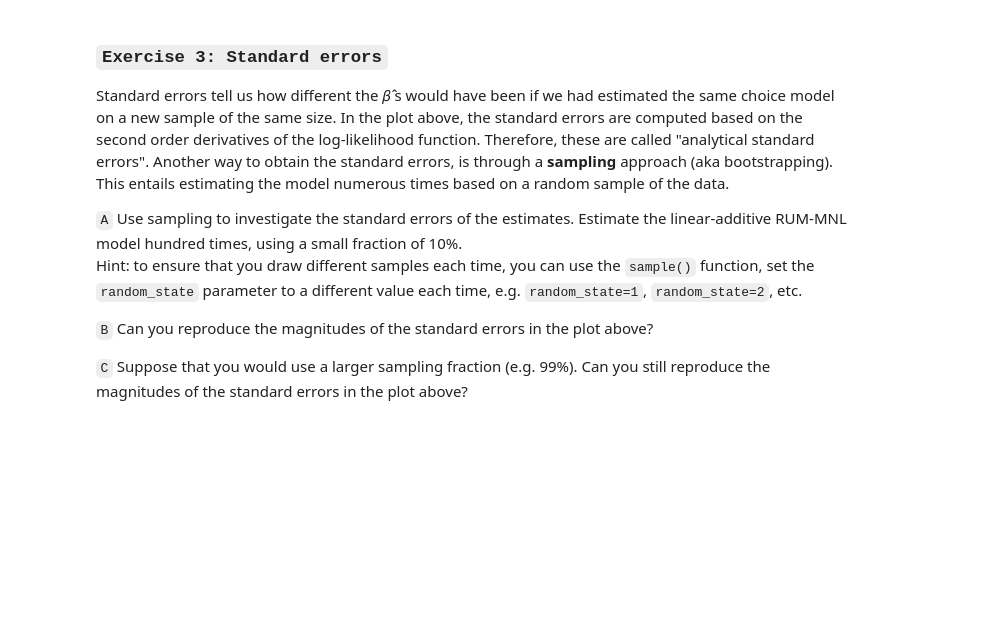
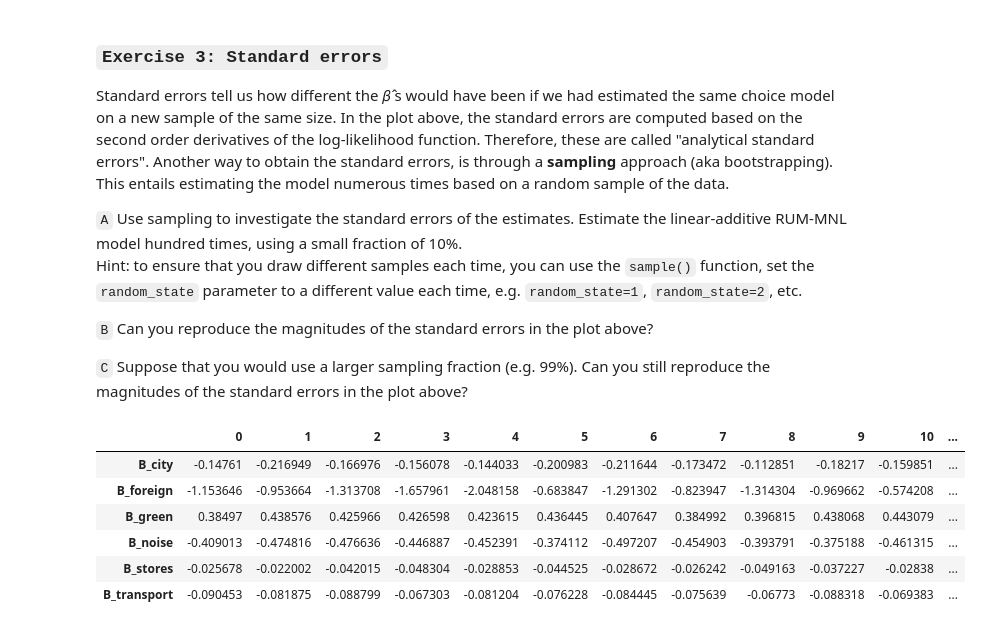
Before and after one commit to jelmervangestel/Q2_2024, a Jupyter notebook: Lab_sessions/Lab_session_01/Lab_01B.ipynb, the cells around one changed output. Cells and saved outputs as stored; diff of their text form; code cells hidden in the pictures; blank space fills up the shorter version.

```diff
--- a/Lab_sessions/Lab_session_01/Lab_01B.ipynb
+++ b/Lab_sessions/Lab_session_01/Lab_01B.ipynb
@@ -440,0 +696,43 @@ Hint: to ensure that you draw different samples each time, you can use the `samp
+# %%
+# Your code and answers
+# Define the fractions to sample
+fraction = 0.1
+
+# Create a pandas dataframe to store the results
+df_est_frac = pd.DataFrame(index=beta_hat_MNL.index, columns=range(100))
+
+# Loop over the fractions
+for i in range(100):
+
+    # Randomly sample frac% of the data
+    df_frac2 = df.sample(frac=fraction, random_state=i)  # Using random_state for reproducibility
+
+    # Create a new Biogeme database with the sampled data
+    biodata_frac = db.Database('Neighbourhood_choice_data_sampled', df_frac2)
+
+
+    # Give a name to the model
+    model_name = f'Linear-additive RUM-MNL with 10% of the data sampled {i} times'
+
+    # Redefine the utility functions
+    V1 = B_stores * STORES1 + B_transport * TRANSPORT1 + B_city * CITY1 + B_noise * NOISE1 + B_green * GREEN1 + B_foreign * FOREIGN1
+    V2 = B_stores * STORES2 + B_transport * TRANSPORT2 + B_city * CITY2 + B_noise * NOISE2 + B_green * GREEN2 + B_foreign * FOREIGN2
+    V3 = B_stores * STORES3 + B_transport * TRANSPORT3 + B_city * CITY3 + B_noise * NOISE3 + B_green * GREEN3 + B_foreign * FOREIGN3
+
+    # Estimate the model
+    results_MNL_frac = estimate_mnl(V1,V2,V3,CHOICE,biodata_frac,model_name)
+
+    # Get the model parameters in a pandas table and  print it
+    beta_hat_MNL_frac   = results_MNL_frac.get_estimated_parameters()
+    df_est_frac.loc[:,i] = beta_hat_MNL_frac['Value']
+
+# Show the results
+df_est_frac
+# %% [output]
+|  | 0 | 1 | 2 | 3 | 4 | 5 | 6 | 7 | 8 | 9 | 10 | ... |
+| B_city | -0.14761 | -0.216949 | -0.166976 | -0.156078 | -0.144033 | -0.200983 | -0.211644 | -0.173472 | -0.112851 | -0.18217 | -0.159851 | ... |
+| B_foreign | -1.153646 | -0.953664 | -1.313708 | -1.657961 | -2.048158 | -0.683847 | -1.291302 | -0.823947 | -1.314304 | -0.969662 | -0.574208 | ... |
+| B_green | 0.38497 | 0.438576 | 0.425966 | 0.426598 | 0.423615 | 0.436445 | 0.407647 | 0.384992 | 0.396815 | 0.438068 | 0.443079 | ... |
+| B_noise | -0.409013 | -0.474816 | -0.476636 | -0.446887 | -0.452391 | -0.374112 | -0.497207 | -0.454903 | -0.393791 | -0.375188 | -0.461315 | ... |
+| B_stores | -0.025678 | -0.022002 | -0.042015 | -0.048304 | -0.028853 | -0.044525 | -0.028672 | -0.026242 | -0.049163 | -0.037227 | -0.02838 | ... |
+| B_transport | -0.090453 | -0.081875 | -0.088799 | -0.067303 | -0.081204 | -0.076228 | -0.084445 | -0.075639 | -0.06773 | -0.088318 | -0.069383 | ... |
```
Also changed, not shown: parts of 26 cells of this notebook, 1 other file.
